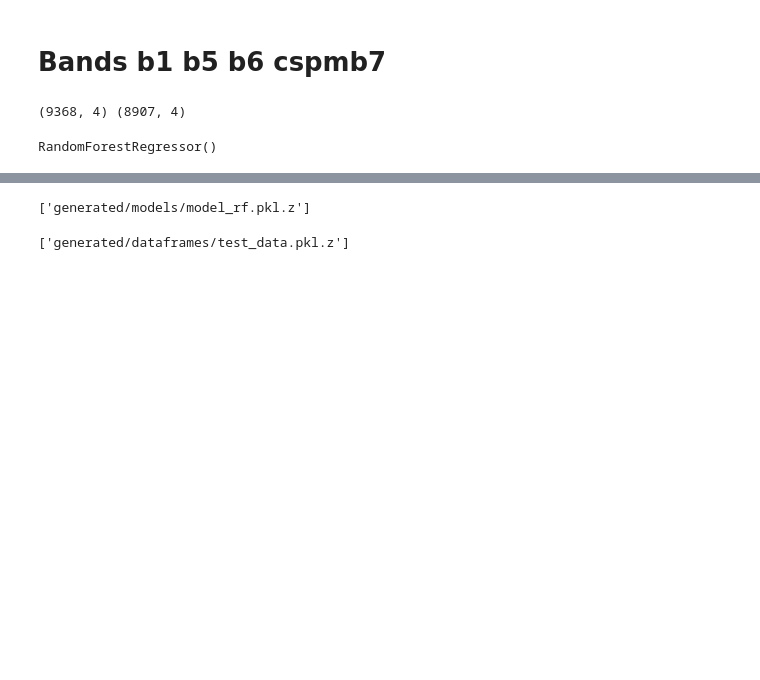
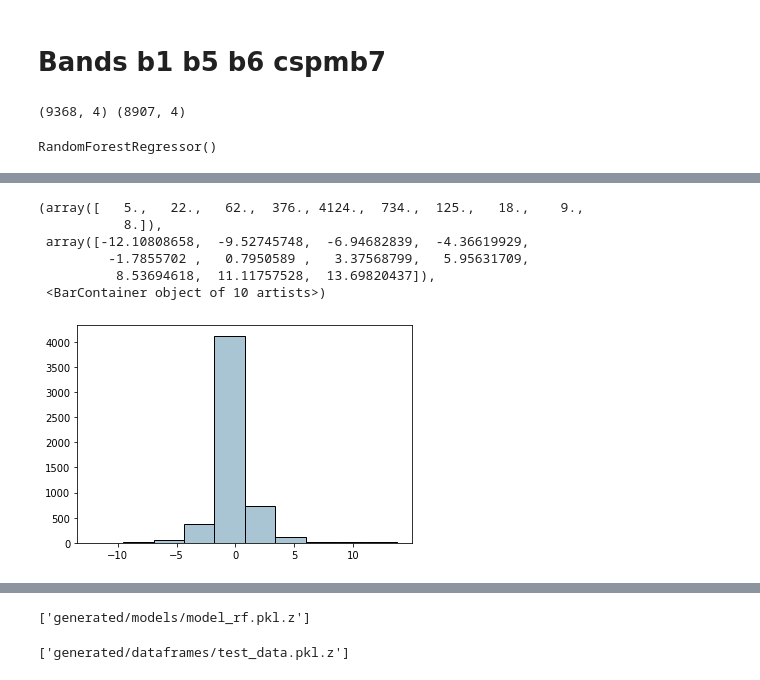
Before and after one commit to Ocean-Technologies/satellite_bathymetry, a Jupyter notebook: baseline/model.ipynb, the cells around one changed output, grey strips where cells are left out. Saved outputs shown, nothing was run; the diff lists cells and outputs as text; code cells hidden in the pictures; blank space fills up the shorter version.

Commit message:
Residual histogram, map, chart and bias

```diff
--- a/baseline/model.ipynb
+++ b/baseline/model.ipynb
@@ -88,0 +107,10 @@ val_data = pd.concat([X_val, y_val, df[df.index.isin(X_val.index)][['x','y']], p
+# %%
+plt.hist(val_data['z']-val_data['rf_pred'], bins=10, color='#A9C5D3', edgecolor='black')
+# %% [output]
+(array([   5.,   22.,   62.,  376., 4124.,  734.,  125.,   18.,    9.,
+           8.]),
+ array([-12.10808658,  -9.52745748,  -6.94682839,  -4.36619929,
+         -1.7855702 ,   0.7950589 ,   3.37568799,   5.95631709,
+          8.53694618,  11.11757528,  13.69820437]),
+ <BarContainer object of 10 artists>)
+[figure, added]
```
Also changed, not shown: parts of 9 cells of this notebook.
